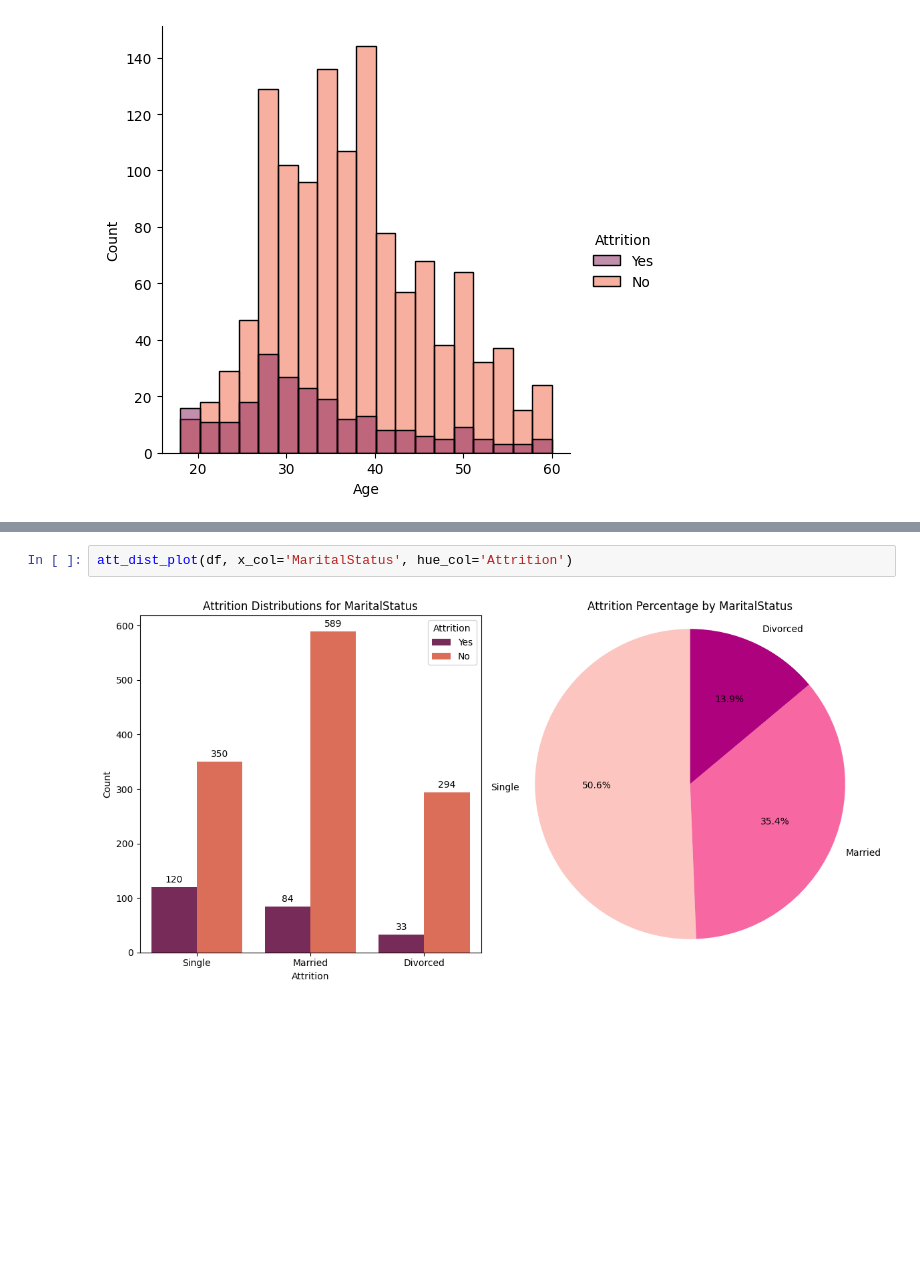
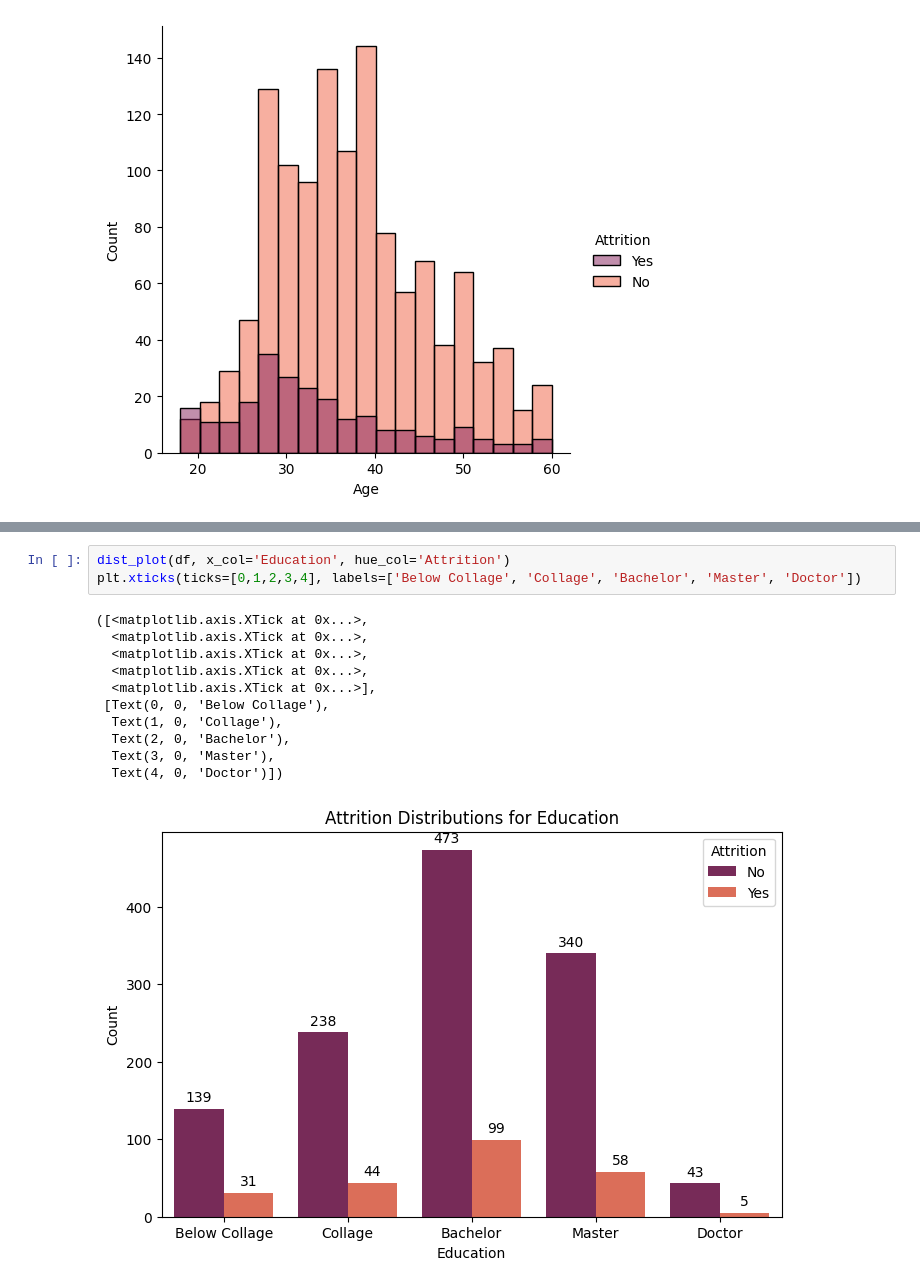
Before and after one commit to selvet-elo/IBM-Employee-Attrition-Dataset, a Jupyter notebook: IBM_HR_data_visualization.ipynb, the cells around one changed output, grey strips where cells are left out. Cells and saved outputs as stored; diff of their text form; blank space fills up the shorter version.

```diff
--- a/IBM_HR_data_visualization.ipynb
+++ b/IBM_HR_data_visualization.ipynb
@@ -99,4 +66,15 @@ att_dist_plot(df, x_col='BusinessTravel', hue_col='Attrition')
-# %%
-att_dist_plot(df, x_col='MaritalStatus', hue_col='Attrition')
-# %% [output]
-[figure, removed]
+# %%
+dist_plot(df, x_col='Education', hue_col='Attrition')
+plt.xticks(ticks=[0,1,2,3,4], labels=['Below Collage', 'Collage', 'Bachelor', 'Master', 'Doctor'])
+# %% [output]
+([<matplotlib.axis.XTick at 0x...>,
+  <matplotlib.axis.XTick at 0x...>,
+  <matplotlib.axis.XTick at 0x...>,
+  <matplotlib.axis.XTick at 0x...>,
+  <matplotlib.axis.XTick at 0x...>],
+ [Text(0, 0, 'Below Collage'),
+  Text(1, 0, 'Collage'),
+  Text(2, 0, 'Bachelor'),
+  Text(3, 0, 'Master'),
+  Text(4, 0, 'Doctor')])
+[figure, added]
```
Also changed, not shown: parts of 6 cells of this notebook.
